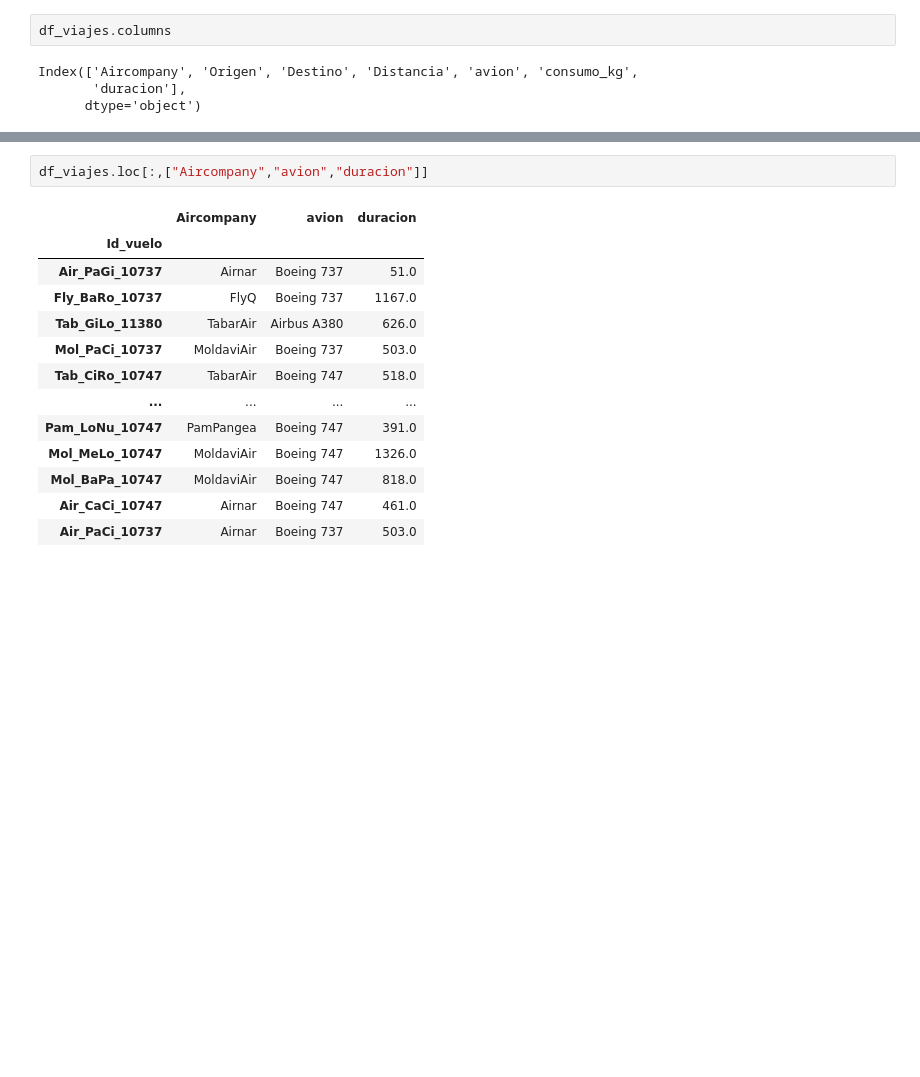
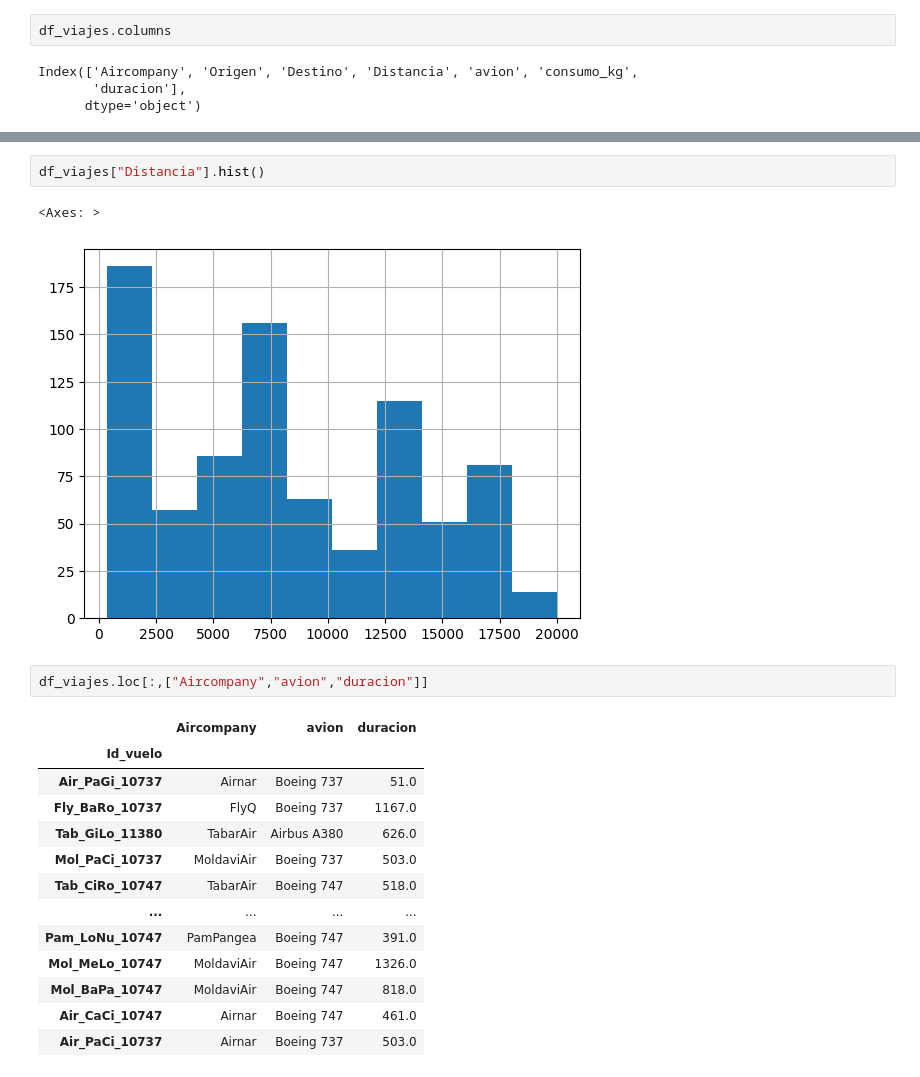
Before and after one commit to AnnaValsells/ONLINE_DS_THEBRIDGE_AVT, a Jupyter notebook: AVT_Exercises/Sprint_4/Unidad_02/Practica_Obligatoria/18_Practica_Obligatoria_Pandas_II.ipynb, the cells around one changed output, grey strips where cells are left out. Cells and saved outputs as stored; diff of their text form; blank space fills up the shorter version.

```diff
--- a/AVT_Exercises/Sprint_4/Unidad_02/Practica_Obligatoria/18_Practica_Obligatoria_Pandas_II.ipynb
+++ b/AVT_Exercises/Sprint_4/Unidad_02/Practica_Obligatoria/18_Practica_Obligatoria_Pandas_II.ipynb
@@ -62,3 +74,8 @@ Index(['Aircompany', 'Origen', 'Destino', 'Distancia', 'avion', 'consumo_kg',
+# %%
+df_viajes["Distancia"].hist()
+# %% [output]
+<Axes: >
+[figure, added]
 # %%
 df_viajes.loc[:,["Aircompany","avion","duracion"]]
 # %% [output]
```
Also changed, not shown: parts of 4 cells of this notebook, 20 other files.
